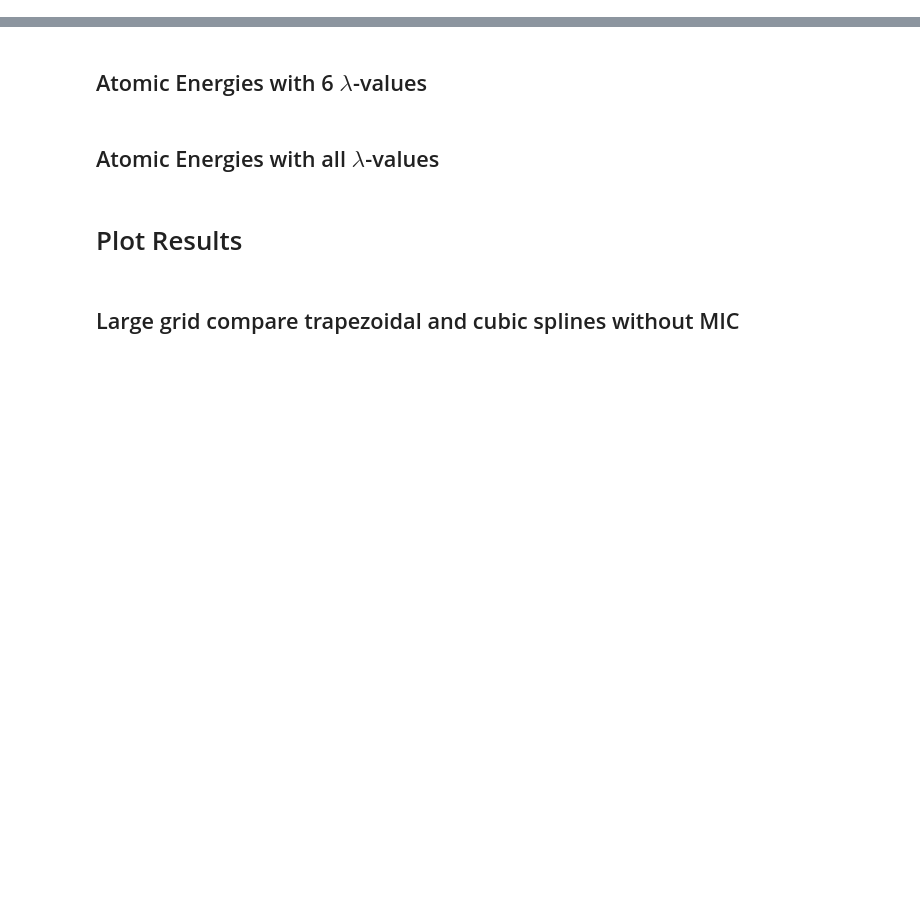
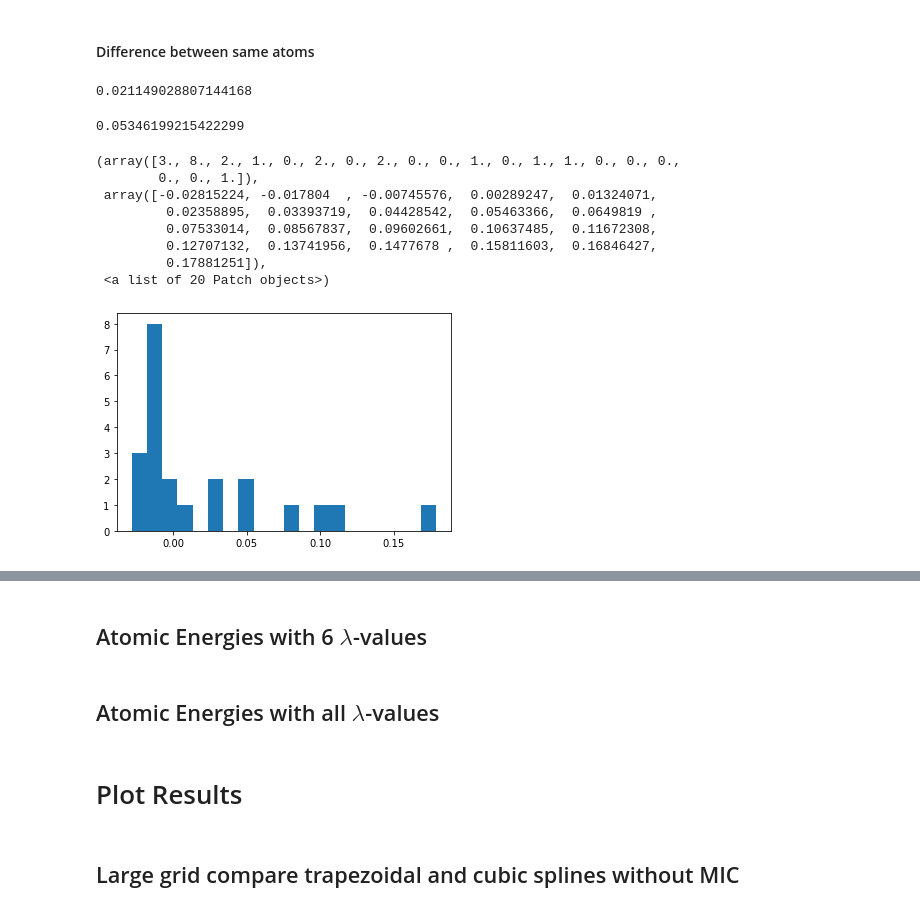
Before and after one commit to ferchault/APDFT, a Jupyter notebook: prototyping/atomic_energies/analysis/integration/number_integration_pts.ipynb, the cells around one changed output, grey strips where cells are left out. Drawn from its saved outputs; the diff is of its cells as text; code cells hidden in the pictures; blank space fills up the shorter version.

```diff
--- a/prototyping/atomic_energies/analysis/integration/number_integration_pts.ipynb
+++ b/prototyping/atomic_energies/analysis/integration/number_integration_pts.ipynb
@@ -24,0 +38,2 @@ def get_paths(directory):
+# %%
+results_dsgdb9nsd_001212 = atn.atomic_energy_decomposition(lam_vals, densities, nuclei, gpts, h_matrix, intgr_method='trapz')
@@ -24,0 +42,41 @@ def get_paths(directory):
+# %%
+paths_cubes = get_paths('/home/misa/APDFT/prototyping/atomic_energies/results/slice_ve38/dsgdb9nsd_003886')
+small_cube_set = [0,3,6,11,15,19]
+small_cube_set_dsgdb9nsd_003886 = []
+for i in small_cube_set:
+    small_cube_set_dsgdb9nsd_003886.append(paths_cubes[i])
+lam_vals, densities, nuclei, gpts, h_matrix = atn.load_cube_data(small_cube_set_dsgdb9nsd_003886)
+results_dsgdb9nsd_003886_small_set = atn.atomic_energy_decomposition(lam_vals, densities, nuclei, gpts, h_matrix, intgr_method='trapz')
+# %%
+paths_cubes = get_paths('/home/misa/APDFT/prototyping/atomic_energies/results/slice_ve38/dsgdb9nsd_001212')
+small_cube_set = [0,3,7,12,17,21]
+small_cube_set_dsgdb9nsd_001212 = []
+for i in small_cube_set:
+    small_cube_set_dsgdb9nsd_001212.append(paths_cubes[i])
+lam_vals, densities, nuclei, gpts, h_matrix = atn.load_cube_data(small_cube_set_dsgdb9nsd_001212)
+results_dsgdb9nsd_001212_small_set = atn.atomic_energy_decomposition(lam_vals, densities, nuclei, gpts, h_matrix, intgr_method='trapz')
+# %% [markdown]
+#### Difference between same atoms
+# %%
+diff_same_atom = np.concatenate((results_dsgdb9nsd_003886[2] - results_dsgdb9nsd_003886_small_set[2], results_dsgdb9nsd_001212[2] - results_dsgdb9nsd_001212_small_set[2]))
+# %%
+diff_same_atom.mean()
+# %% [output]
+0.021149028807144168
+# %%
+diff_same_atom.std()
+# %% [output]
+0.05346199215422299
+# %%
+histogram = np.histogram(diff_same_atom)
+plt.hist(diff_same_atom, bins = 20)
+# %% [output]
+(array([3., 8., 2., 1., 0., 2., 0., 2., 0., 0., 1., 0., 1., 1., 0., 0., 0.,
+        0., 0., 1.]),
+ array([-0.02815224, -0.017804  , -0.00745576,  0.00289247,  0.01324071,
+         0.02358895,  0.03393719,  0.04428542,  0.05463366,  0.0649819 ,
+         0.07533014,  0.08567837,  0.09602661,  0.10637485,  0.11672308,
+         0.12707132,  0.13741956,  0.1477678 ,  0.15811603,  0.16846427,
+         0.17881251]),
+ <a list of 20 Patch objects>)
+[figure, added]
```
Also changed, not shown: parts of 13 cells of this notebook, 1 other file.
